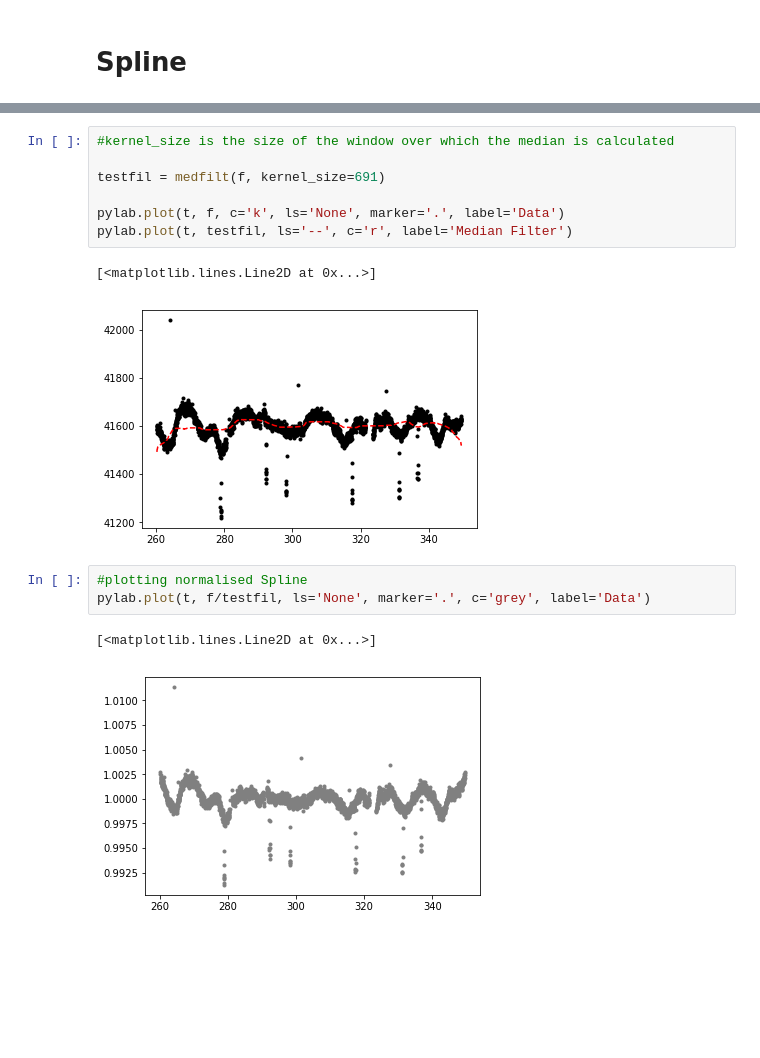
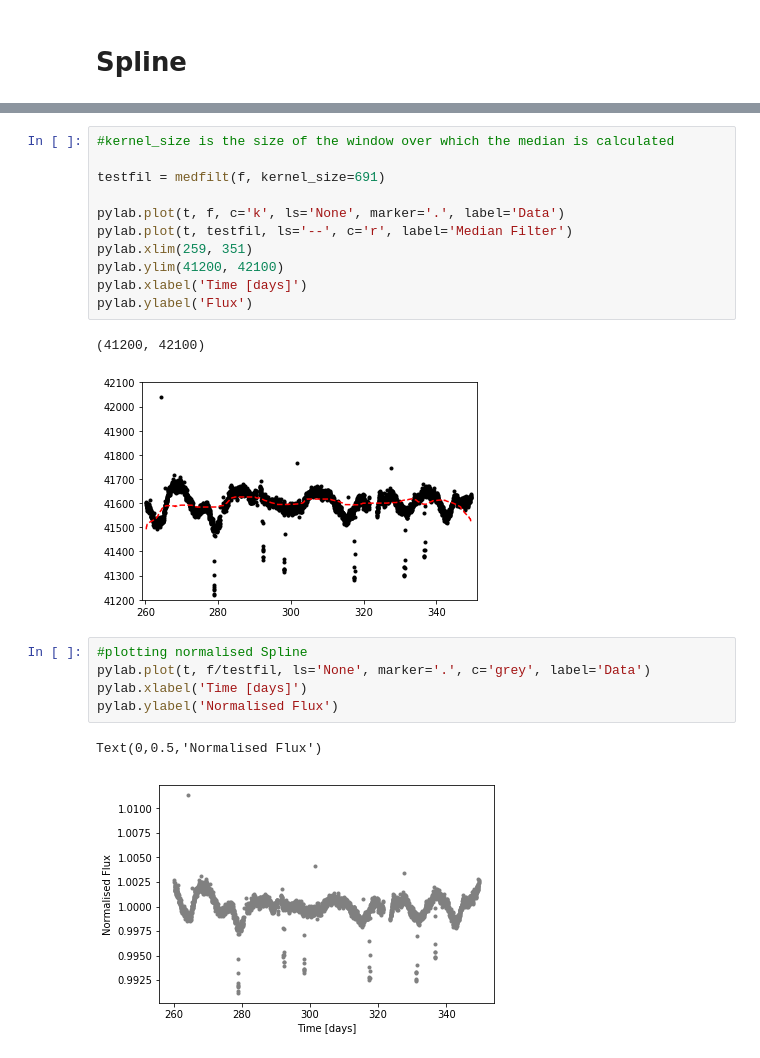
Before and after one commit to nathanmeagher/PH30116, a Jupyter notebook: COURSEWORK.ipynb, the cells around one changed output, grey strips where cells are left out. Cells and saved outputs as stored; diff of their text form; blank space fills up the shorter version.

```diff
--- a/COURSEWORK.ipynb
+++ b/COURSEWORK.ipynb
@@ -342,15 +463,21 @@ testfil = medfilt(f, kernel_size=691)
 
 pylab.plot(t, f, c='k', ls='None', marker='.', label='Data')
 pylab.plot(t, testfil, ls='--', c='r', label='Median Filter')
+pylab.xlim(259, 351)
+pylab.ylim(41200, 42100)
+pylab.xlabel('Time [days]')
+pylab.ylabel('Flux')
 # %% [output]
-[<matplotlib.lines.Line2D at 0x...>]
+(41200, 42100)
-[figure, old version]
+[figure, new version]
 # %%
 #plotting normalised Spline
 pylab.plot(t, f/testfil, ls='None', marker='.', c='grey', label='Data')
+pylab.xlabel('Time [days]')
+pylab.ylabel('Normalised Flux')
 # %% [output]
-[<matplotlib.lines.Line2D at 0x...>]
+Text(0,0.5,'Normalised Flux')
-[figure, old version]
+[figure, new version]
 # %%
 ##FITTING MODELS
 
```
Also changed, not shown: parts of 29 cells of this notebook, 2 other files.
